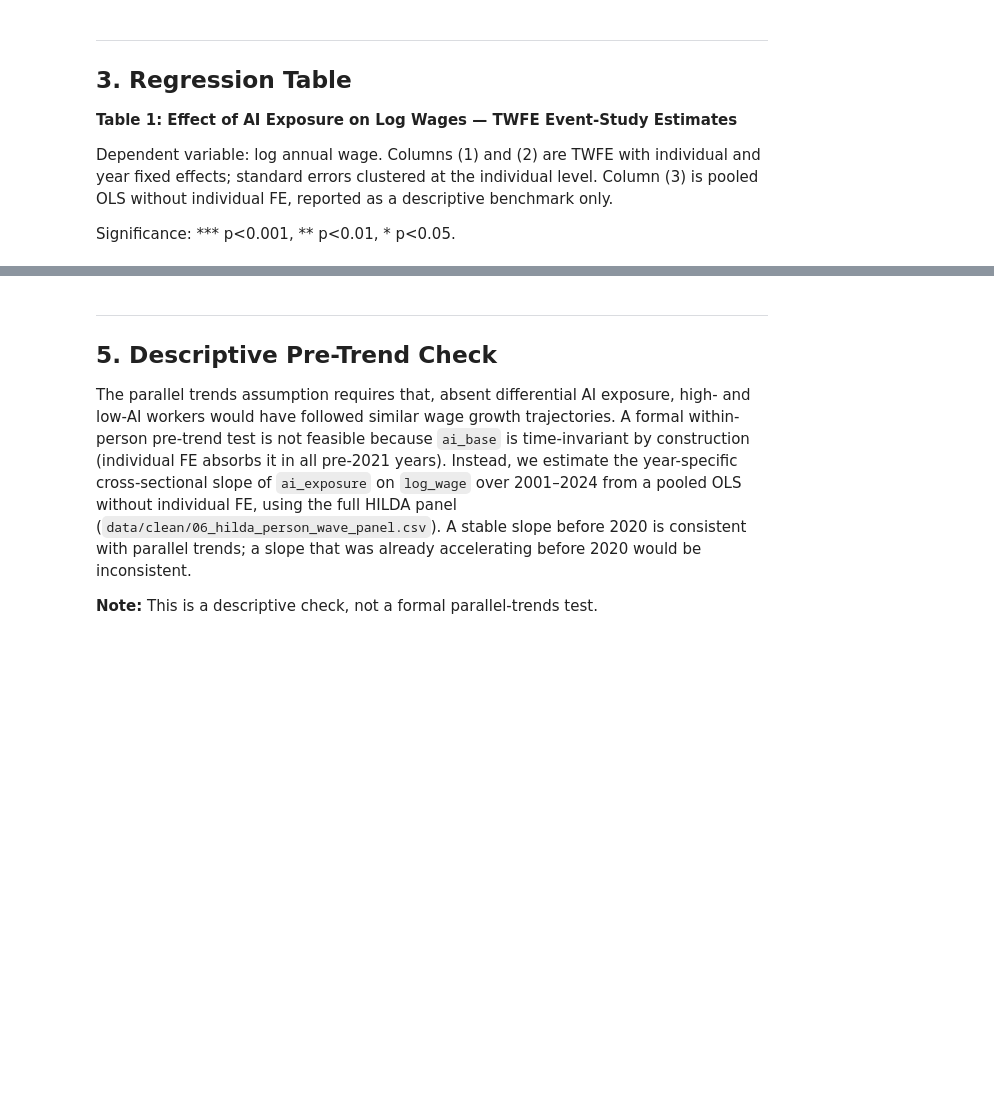
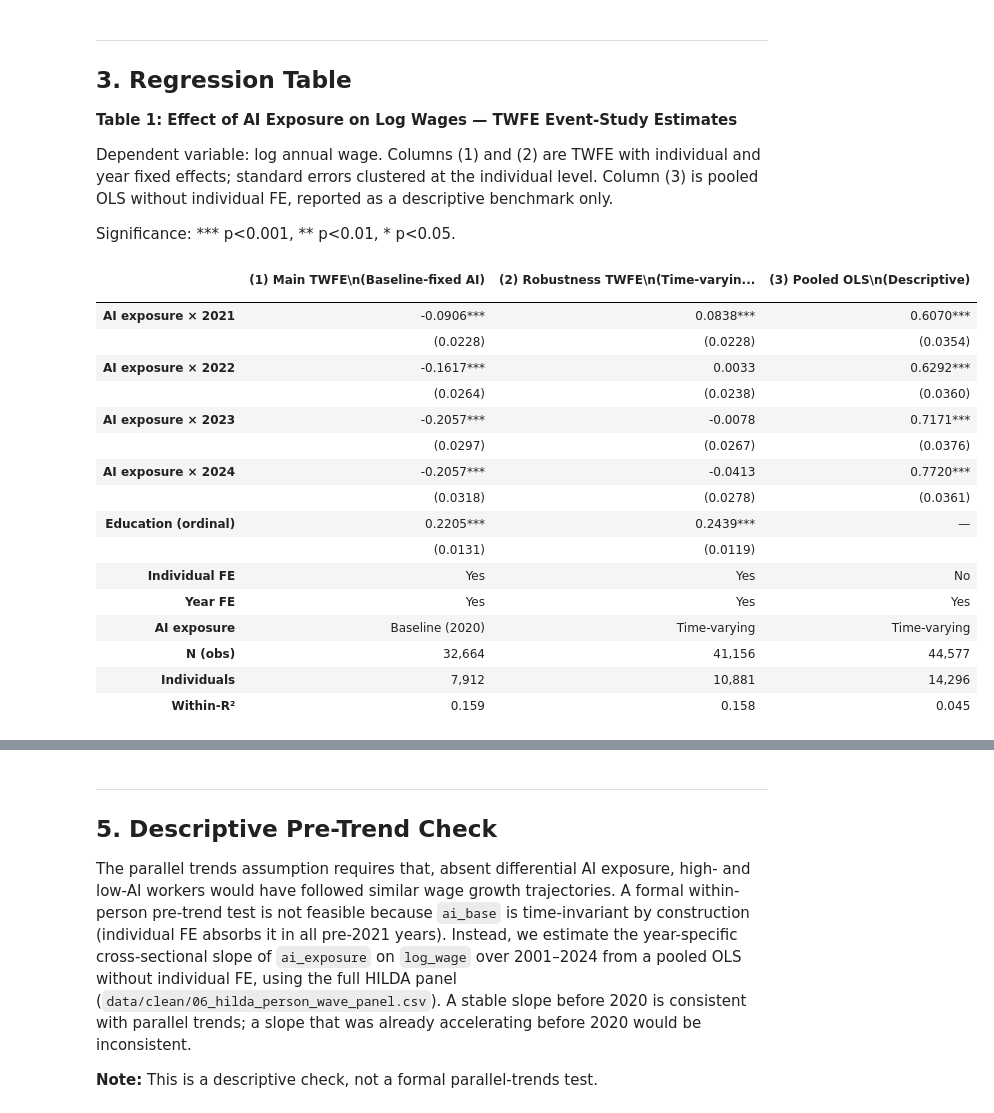
Before and after one commit to TingyingHuang/ECC3479-The-impact-of-AI-exposure-on-wage-growth, a Jupyter notebook: output/primary_analysis.ipynb, the cells around one changed output, grey strips where cells are left out. Drawn from its saved outputs; the diff is of its cells as text; code cells hidden in the pictures; blank space fills up the shorter version.

```diff
--- a/output/primary_analysis.ipynb
+++ b/output/primary_analysis.ipynb
@@ -83,9 +133,9 @@ AI_COLS = ['ai_x_yr2021', 'ai_x_yr2022', 'ai_x_yr2023', 'ai_x_yr2024']
 def prep_panel(df: pd.DataFrame, fix_baseline: bool) -> pd.DataFrame:
     """Clean and prepare the panel; fix_baseline=True anchors ai_exposure to 2020."""
     fe = df.copy()
-    for c in ['year', 'log_wage', 'ai_exposure', 'state', 'edu']:
+    for c in ['year', 'log_wage', 'ai_exposure', 'edu']:
         fe[c] = pd.to_numeric(fe[c], errors='coerce')
-    fe = fe.dropna(subset=['person_id', 'year', 'log_wage', 'ai_exposure', 'state', 'edu'])
+    fe = fe.dropna(subset=['person_id', 'year', 'log_wage', 'ai_exposure', 'edu'])
     fe = fe[fe['year'].between(2020, 2024)].copy()
 
     if fix_baseline:
@@ -108,9 +158,7 @@ def prep_panel(df: pd.DataFrame, fix_baseline: bool) -> pd.DataFrame:
 
 
 def run_twfe(fe: pd.DataFrame) -> sm.regression.linear_model.RegressionResultsWrapper:
-    st = pd.get_dummies(fe['state'].astype(int), prefix='st', drop_first=True).astype(float)
-    st.index = fe.index
-    all_x = pd.concat([fe[AI_COLS + ['edu_ord']], st], axis=1)
+    all_x = fe[AI_COLS + ['edu_ord']].copy()
     yw = within_transform(fe, ['log_wage'], 'person_id')['log_wage']
     xw = all_x - all_x.groupby(fe['person_id']).transform('mean')
     yr_fe = pd.get_dummies(fe['year'].astype(int), prefix='yr', drop_first=True).astype(float)
@@ -192,33 +263,53 @@ rows_labels = {
     'ai_x_yr2021': 'AI exposure × 2021',
     'ai_x_yr2022': 'AI exposure × 2022',
     'ai_x_yr2023': 'AI exposure × 2023',
     'ai_x_yr2024': 'AI exposure × 2024',
 }
 
 table_rows = []  # list of (index_label, col1, col2, col3)
 
 for row_key, label in rows_labels.items():
     yr = int(row_key[-4:])
     c1, se1 = fmt_coef(m_main.params[row_key], m_main.bse[row_key], m_main.pvalues[row_key])
     c2, se2 = fmt_coef(m_rob.params[row_key],  m_rob.bse[row_key],  m_rob.pvalues[row_key])
     pt = pool_terms[yr]
     c3, se3 = fmt_coef(m_pool.params[pt], m_pool.bse[pt], m_pool.pvalues[pt])
     table_rows += [(label, c1, c2, c3), ('', se1, se2, se3)]
 
+e_c1, e_se1 = fmt_coef(m_main.params['edu_ord'], m_main.bse['edu_ord'], m_main.pvalues['edu_ord'])
+e_c2, e_se2 = fmt_coef(m_rob.params['edu_ord'],  m_rob.bse['edu_ord'],  m_rob.pvalues['edu_ord'])
+table_rows += [('Education (ordinal)', e_c1, e_c2, '—'), ('', e_se1, e_se2, '')]
+
 table_rows += [
     ('Individual FE',  'Yes',             'Yes',            'No'),
     ('Year FE',        'Yes',             'Yes',            'Yes'),
     ('AI exposure',    'Baseline (2020)', 'Time-varying',   'Time-varying'),
     ('N (obs)',        f'{len(fe_main):,}', f'{len(fe_rob):,}', f'{len(eda):,}'),
     ('Individuals',    f'{fe_main["person_id"].nunique():,}',
                        f'{fe_rob["person_id"].nunique():,}',
                        f'{eda["person_id"].nunique():,}'),
     ('Within-R²',      f'{m_main.rsquared:.3f}', f'{m_rob.rsquared:.3f}', f'{m_pool.rsquared:.3f}'),
 ]
 
 cols = ['(1) Main TWFE\n(Baseline-fixed AI)', '(2) Robustness TWFE\n(Time-varying AI)', '(3) Pooled OLS\n(Descriptive)']
 tbl = pd.DataFrame(table_rows, columns=['', cols[0], cols[1], cols[2]]).set_index('')
 display(tbl)
-
-tbl.to_csv(project_root / 'output' / 'table1_regression_results.csv')
-print('Table saved to output/table1_regression_results.csv')
+# %% [output]
+|  | (1) Main TWFE\n(Baseline-fixed AI) | (2) Robustness TWFE\n(Time-varyin... | (3) Pooled OLS\n(Descriptive) |
+|  |  |  |  |
+| AI exposure × 2021 | -0.0906*** | 0.0838*** | 0.6070*** |
+|  | (0.0228) | (0.0228) | (0.0354) |
+| AI exposure × 2022 | -0.1617*** | 0.0033 | 0.6292*** |
+|  | (0.0264) | (0.0238) | (0.0360) |
+| AI exposure × 2023 | -0.2057*** | -0.0078 | 0.7171*** |
+|  | (0.0297) | (0.0267) | (0.0376) |
+| AI exposure × 2024 | -0.2057*** | -0.0413 | 0.7720*** |
+|  | (0.0318) | (0.0278) | (0.0361) |
+| Education (ordinal) | 0.2205*** | 0.2439*** | — |
+|  | (0.0131) | (0.0119) |  |
+| Individual FE | Yes | Yes | No |
+| Year FE | Yes | Yes | Yes |
+| AI exposure | Baseline (2020) | Time-varying | Time-varying |
+| N (obs) | 32,664 | 41,156 | 44,577 |
+| Individuals | 7,912 | 10,881 | 14,296 |
+| Within-R² | 0.159 | 0.158 | 0.045 |
```
Also changed, not shown: parts of 17 cells of this notebook, 4 other files.
